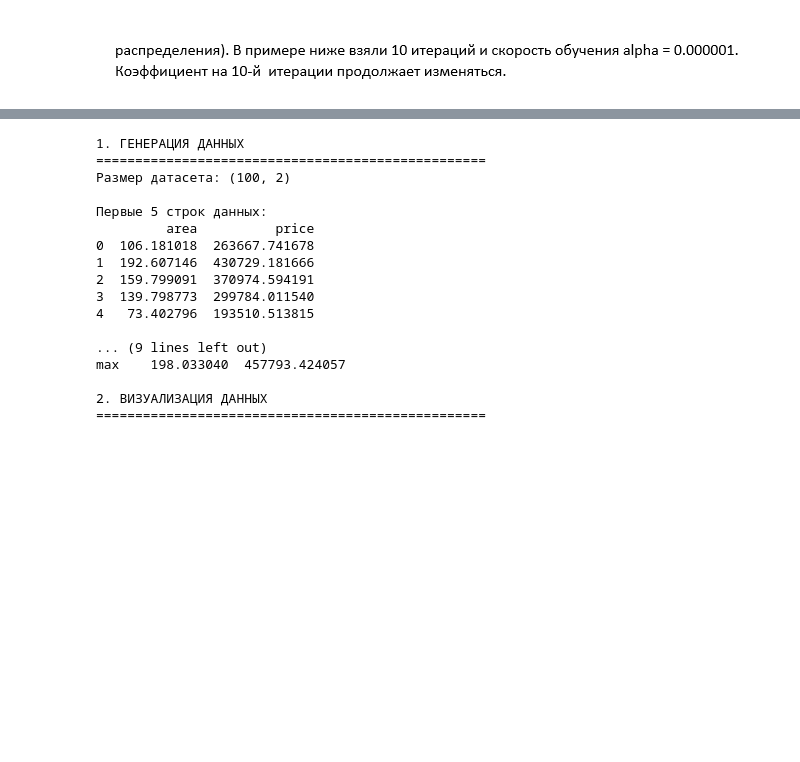
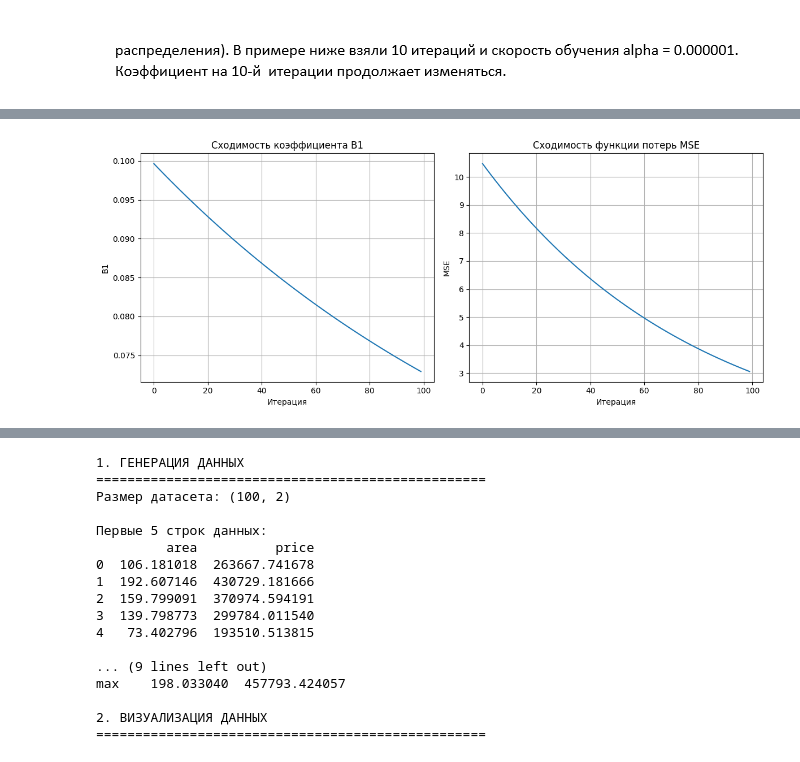
Before and after one commit to antipovaya/probability-theory-and-mathematical-statistics, a Jupyter notebook: Линейная_регрессия_Логистическая_регрессия.ipynb, the cells around one changed output, grey strips where cells are left out. Cells and saved outputs as stored; diff of their text form; code cells hidden in the pictures; blank space fills up the shorter version.

```diff
--- a/Линейная_регрессия_Логистическая_регрессия.ipynb
+++ b/Линейная_регрессия_Логистическая_регрессия.ipynb
@@ -421,3 +429,102 @@ LinearRegression(fit_intercept=False) - создание объекта лине
 ![image.png](embedded-picture-1)
 
 ![image.png](embedded-picture-2)
+# %%
+import numpy as np
+import matplotlib.pyplot as plt
+
+# Исходные данные
+x = np.array([27, 37, 42, 48, 57, 56, 77, 80])
+y = np.array([1.2, 1.6, 1.8, 1.8, 2.5, 2.6, 3, 3.3])
+n = len(x)  # количество наблюдений
+
+# Функция для вычисления среднеквадратичной ошибки (MSE)
+def mse(B1, y=y, x=x, n=n):
+    """
+    Вычисляет среднеквадратичную ошибку для модели y = B1 * x
+
+    Параметры:
+    B1 - угловой коэффициент
+    y - массив фактических значений
+    x - массив признаков
+    n - количество наблюдений
+
+    Возвращает:
+    MSE - средняя квадратичная ошибка
+    """
+    return np.sum((B1 * x - y) ** 2) / n
+
+# Шаг 1: Инициализация параметров
+alpha = 1e-6  # скорость обучения (learning rate)
+B1 = 0.1      # начальное значение коэффициента
+
+print("Начальное значение B1 =", B1)
+print("Начальная MSE =", mse(B1))
+
+# Шаг 2: Первые 10 итераций градиентного спуска
+print("\nПервые 10 итераций градиентного спуска:")
+for i in range(10):
+    # Вычисление градиента функции потерь
+    gradient = (2/n) * np.sum((B1 * x - y) * x)
+
+    # Обновление коэффициента B1 (движение в направлении, противоположном градиенту)
+    B1 -= alpha * gradient
+
+    print(f'Итерация {i+1}: B1 = {B1:.15f}, MSE = {mse(B1):.6f}')
+
+# Шаг 3: Продолжение градиентного спуска (3000 итераций)
+print("\nДополнительные 3000 итераций градиентного спуска:")
+B1 = 0.1  # сбрасываем значение для демонстрации
+
+for i in range(3000):
+    # Вычисление градиента
+    gradient = (2/n) * np.sum((B1 * x - y) * x)
+
+    # Обновление коэффициента
+    B1 -= alpha * gradient
+
+    # Вывод информации каждые 500 итераций
+    if i % 500 == 0:
+        print(f'Итерация {i}: B1 = {B1:.15f}, MSE = {mse(B1):.15f}')
+
+# Шаг 4: Проверка результата
+print(f"\nФинальное значение B1 = {B1:.15f}")
+print(f"MSE для B1 = {B1:.6f}: {mse(B1):.15f}")
+
+# Сравнение с точным решением (через нормальное уравнение)
+# Для модели y = B1 * x (без свободного члена)
+X = x.reshape(-1, 1)
+B1_exact = np.linalg.inv(X.T @ X) @ X.T @ y
+print(f"\nТочное решение (нормальное уравнение): B1 = {B1_exact[0]:.15f}")
+print(f"MSE для точного решения: {mse(B1_exact[0]):.15f}")
+
+# Визуализация процесса сходимости
+B1_values = []
+mse_values = []
+B1_current = 0.1
+
+for i in range(100):
+    gradient = (2/n) * np.sum((B1_current * x - y) * x)
+    B1_current -= alpha * gradient
+    B1_values.append(B1_current)
+    mse_values.append(mse(B1_current))
+
+plt.figure(figsize=(12, 5))
+
+plt.subplot(1, 2, 1)
+plt.plot(B1_values)
+plt.xlabel('Итерация')
+plt.ylabel('B1')
+plt.title('Сходимость коэффициента B1')
+plt.grid(True)
+
+plt.subplot(1, 2, 2)
+plt.plot(mse_values)
+plt.xlabel('Итерация')
+plt.ylabel('MSE')
+plt.title('Сходимость функции потерь MSE')
+plt.grid(True)
+
+plt.tight_layout()
+plt.show()
+# %% [output]
@@ -423,0 +548 @@ LinearRegression(fit_intercept=False) - создание объекта лине
+[figure, added]
```
Also changed, not shown: parts of 6 cells of this notebook.
